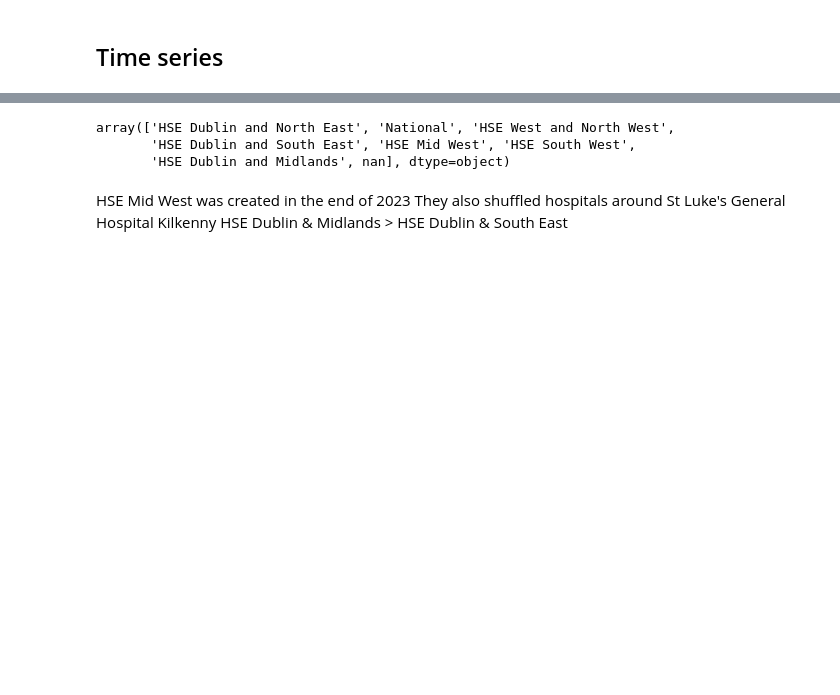
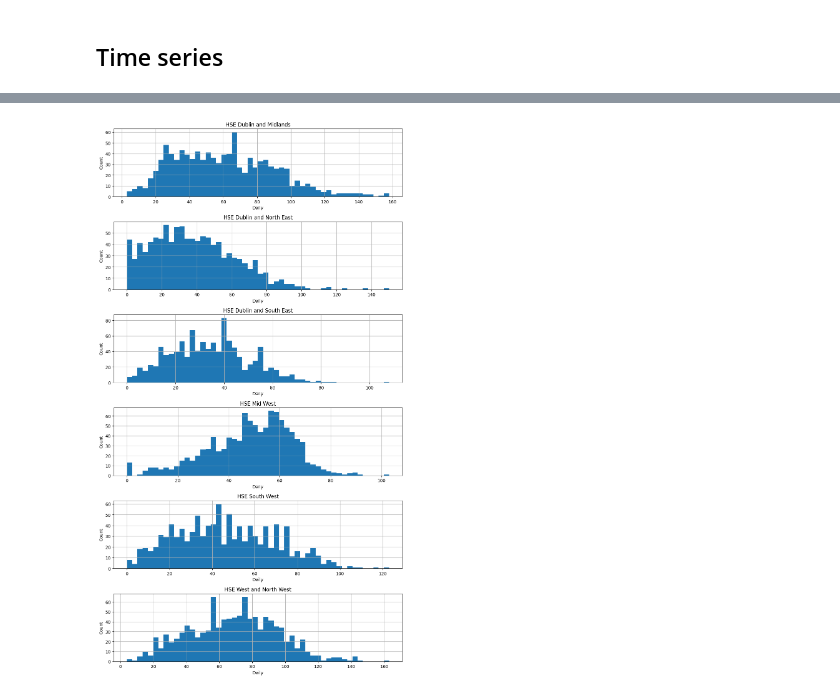
Before and after one commit to hotsoupisgood/scraping-hse-trolly-data, a Jupyter notebook: cleaning.ipynb, the cells around one changed output, grey strips where cells are left out. Drawn from its saved outputs; the diff is of its cells as text; code cells hidden in the pictures; blank space fills up the shorter version.

```diff
--- a/cleaning.ipynb
+++ b/cleaning.ipynb
@@ -133,11 +226,19 @@ array(['HSE Dublin and North East', 'National', 'HSE West and North West',
-# %%
-df["Region"].unique()
-# %% [output]
-array(['HSE Dublin and North East', 'National', 'HSE West and North West',
-       'HSE Dublin and South East', 'HSE Mid West', 'HSE South West',
-       'HSE Dublin and Midlands', nan], dtype=object)
-# %% [markdown]
-HSE Mid West was created in the end of 2023
-They also shuffled hospitals around
-St Luke's General Hospital Kilkenny
-HSE Dublin & Midlands > HSE Dublin & South East
+# %%
+# just to plot every autocorrelation seperatly
+numeric_cols = region_df.select_dtypes(include='number').columns
+fig, axes = plt.subplots(len(numeric_cols), 1, figsize=(10, 3*len(numeric_cols)))
+
+for ax, col in zip(axes, numeric_cols):
+    x = region_df[col].dropna().values
+
+    # ax.hist(x, bins=50)  # First 50 lags
+    ax.hist(x, bins=50)
+    ax.set_title(f'{col}')
+    ax.set_xlabel('Daily')
+    ax.set_ylabel('Count')
+    ax.grid(True)
+
+plt.tight_layout()
+plt.show()
+# %% [output]
+[figure, added]
```
Also changed, not shown: parts of 13 cells of this notebook, 1 other file.
